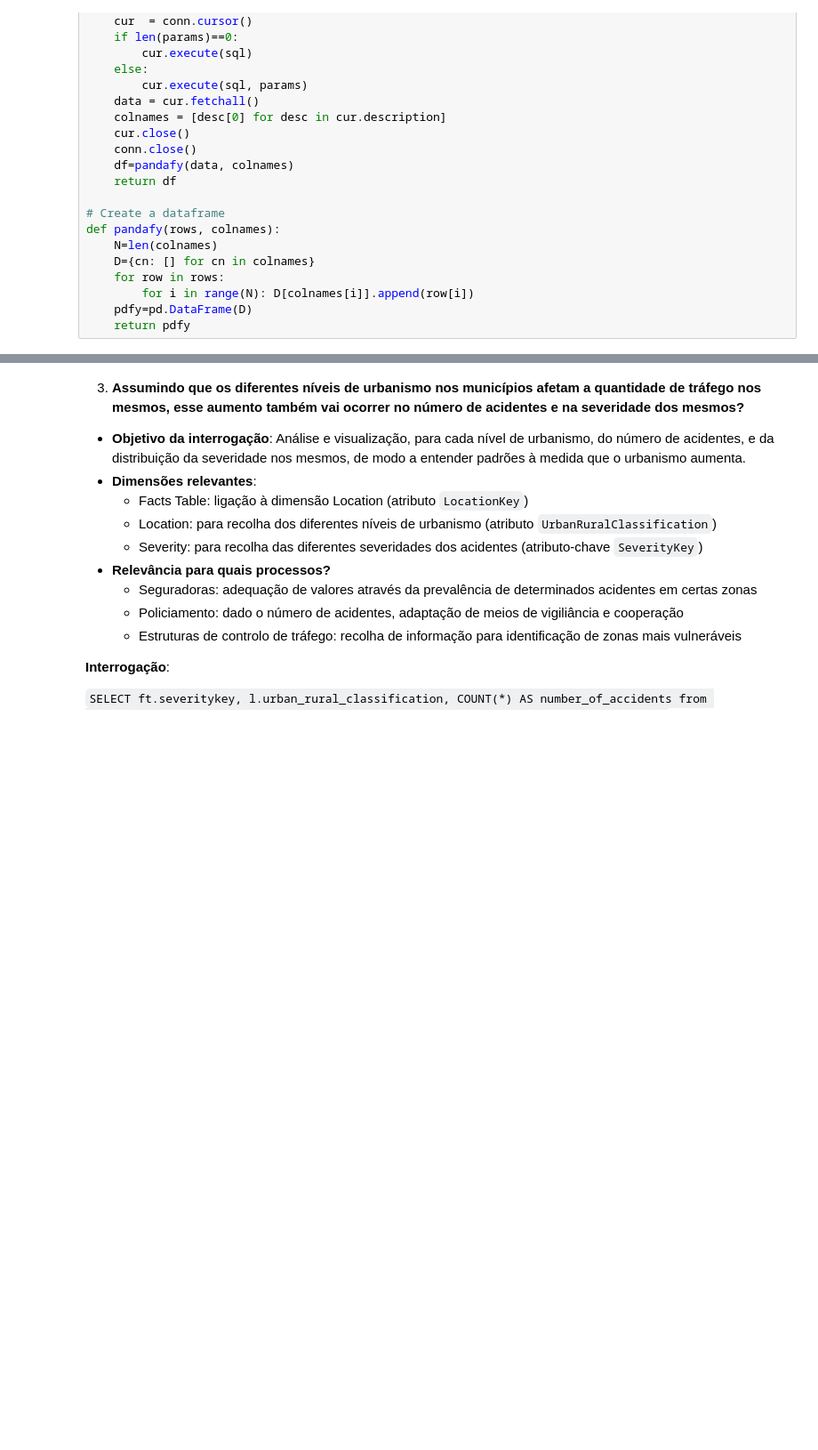
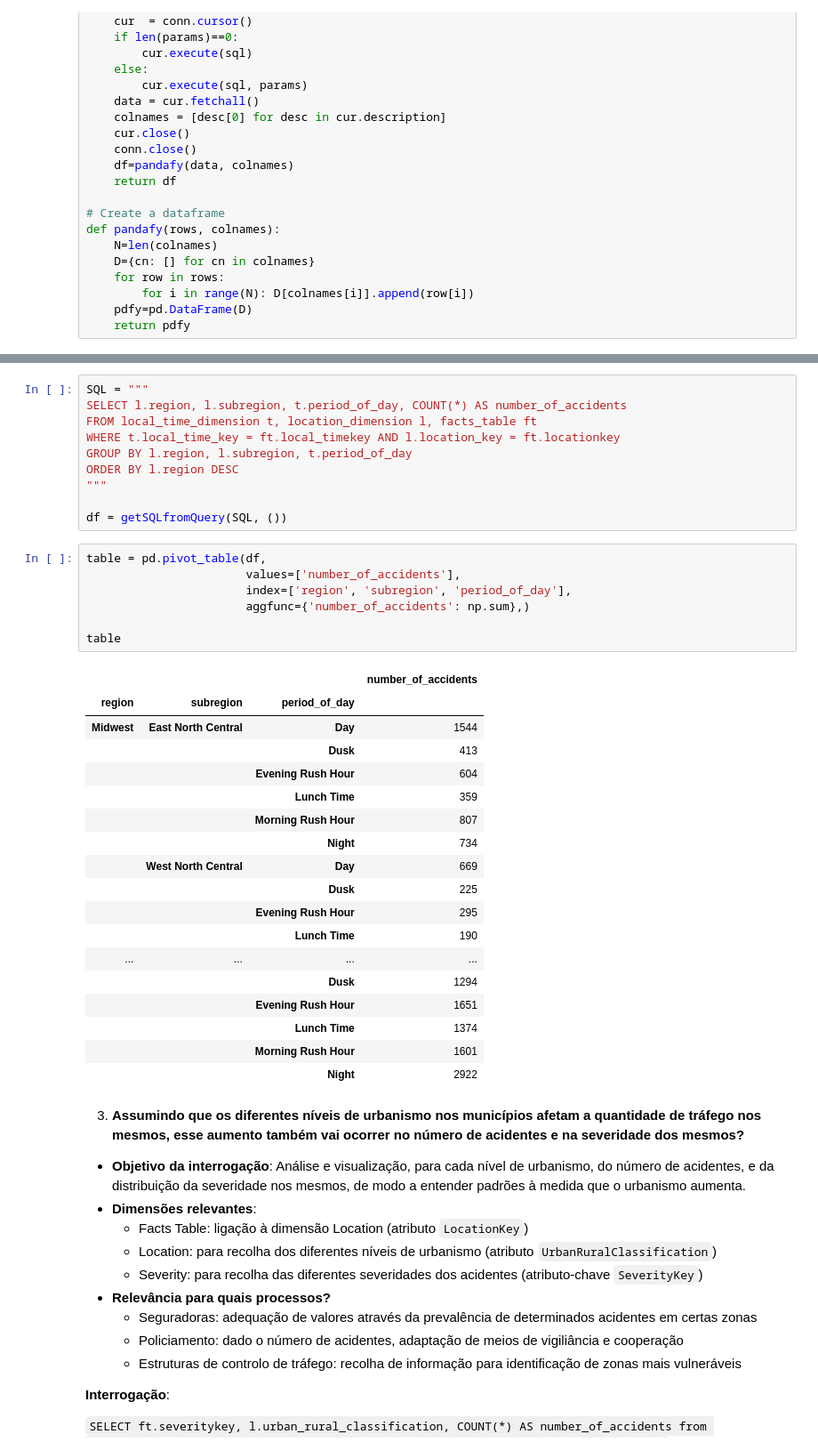
Before and after one commit to valeitao/us_accident_data_system, a Jupyter notebook: Fase III/Notebook_Fase3_Grupo17.ipynb, the cells around one changed output, grey strips where cells are left out. Shown at 89% size. Drawn from its saved outputs; the diff is of its cells as text; blank space fills up the shorter version.

Commit message:
Add query 1 to notebook (3rd phase)

```diff
--- a/Fase III/Notebook_Fase3_Grupo17.ipynb
+++ b/Fase III/Notebook_Fase3_Grupo17.ipynb
@@ -48,3 +69,39 @@ def pandafy(rows, colnames):
+# %%
+SQL = """
+SELECT l.region, l.subregion, t.period_of_day, COUNT(*) AS number_of_accidents
+FROM local_time_dimension t, location_dimension l, facts_table ft
+WHERE t.local_time_key = ft.local_timekey AND l.location_key = ft.locationkey
+GROUP BY l.region, l.subregion, t.period_of_day
+ORDER BY l.region DESC
+"""
+
+df = getSQLfromQuery(SQL, ())
+# %%
+table = pd.pivot_table(df,
+                       values=['number_of_accidents'],
+                       index=['region', 'subregion', 'period_of_day'],
+                       aggfunc={'number_of_accidents': np.sum},)
+
+table
+# %% [output]
+|  |  |  | number_of_accidents |
+| region | subregion | period_of_day |  |
+| Midwest | East North Central | Day | 1544 |
+|  |  | Dusk | 413 |
+|  |  | Evening Rush Hour | 604 |
+|  |  | Lunch Time | 359 |
+|  |  | Morning Rush Hour | 807 |
+|  |  | Night | 734 |
+|  | West North Central | Day | 669 |
+|  |  | Dusk | 225 |
+|  |  | Evening Rush Hour | 295 |
+|  |  | Lunch Time | 190 |
+| ... | ... | ... | ... |
+|  |  | Dusk | 1294 |
+|  |  | Evening Rush Hour | 1651 |
+|  |  | Lunch Time | 1374 |
+|  |  | Morning Rush Hour | 1601 |
+|  |  | Night | 2922 |
 # %% [markdown]
 3. **Assumindo que os diferentes níveis de urbanismo nos municípios afetam a quantidade de tráfego nos mesmos, esse aumento também vai ocorrer no número de acidentes e na severidade dos mesmos?**
 
```
Also changed, not shown: parts of 2 cells of this notebook.
